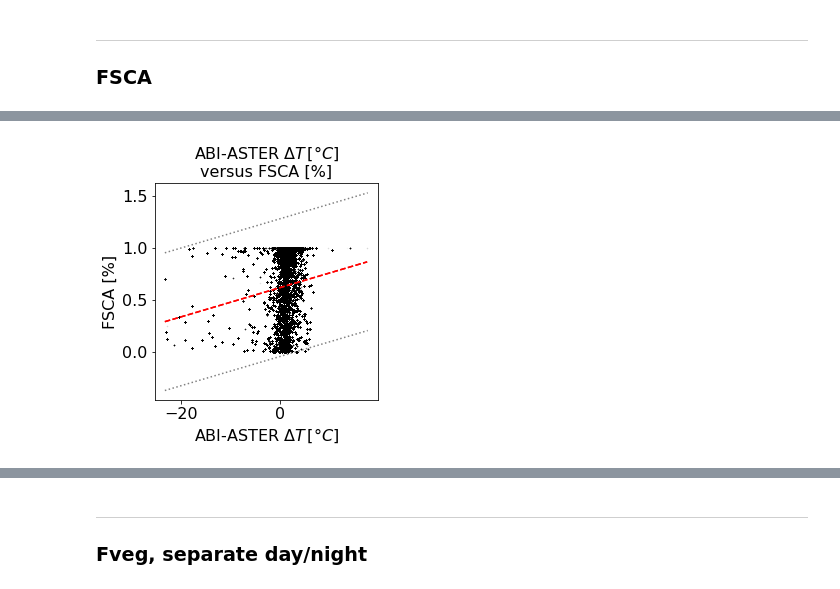
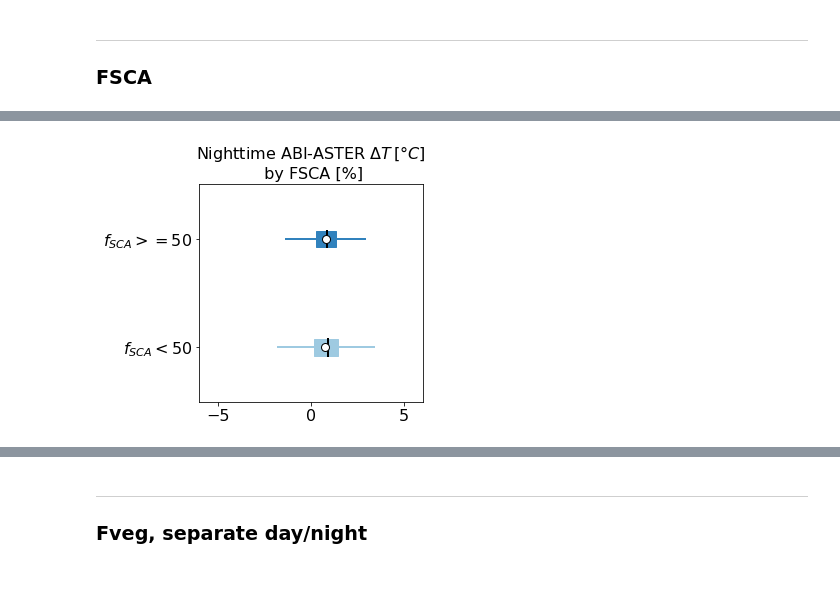
Before and after one commit to spestana/goes-cues, a Jupyter notebook: plot-raster-datasets-slopeaspectfveg.ipynb, the cells around one changed output, grey strips where cells are left out. Saved outputs shown, nothing was run; the diff lists cells and outputs as text; code cells hidden in the pictures.

Commit message:
Add boxplots for fsca fveg

```diff
--- a/plot-raster-datasets-slopeaspectfveg.ipynb
+++ b/plot-raster-datasets-slopeaspectfveg.ipynb
@@ -140,5 +140,7 @@ geometry = [
 ---
 ## Open dataset
 # %%
-ds = xr.open_dataset('/storage/spestana/ASTER-MODIS-GOES-DEM-FVEG-FSCA_v5_orthorectified.nc')
-ds = ds.rio.clip(geometry)
+_ds = xr.open_dataset('/storage/spestana/ASTER-MODIS-GOES-DEM-FVEG-FSCA_v5_orthorectified.nc')
+_ds = _ds.rio.clip(geometry)
+sel_these = [x for x in range(27) if (x != 25) & (x != 12)]
+ds = _ds.isel(time=sel_these)
@@ -1015,24 +997,84 @@ plt.savefig('images/mean_bias_per_degree_aspect_day_night_ASTER-ABI.png',dpi=200
 # %%
 conf = 0.975
 
+ds_day = ds.where(ds.time.dt.hour==18, drop=True)
+ds_night = ds.where(ds.time.dt.hour==6, drop=True)
 
-_y = ds.fsca.values.ravel()
+_y = ds_night.fsca.values.ravel()
 _y2 = _y[~np.isnan(_y)]
 y = _y2[_y2!=0]
 
-# MODIS-ASTER deltaT
-_x = ds.ast_mod_mean_diff_tb.values.ravel()
+## MODIS-ASTER deltaT
+#_x = ds_night.ast_mod_mean_diff_tb.values.ravel()
+#x = _x[~np.isnan(_y)]
+#x = x[_y2!=0]
+#quick_plot(x,y,'Night MODIS-ASTER $\Delta T\,[\degree C]$','FSCA [%]', conf, False)
+
+# ABI-ASTER deltaT
+_x = ds_night.ast_goes_mean_diff_tb.values.ravel()
 x = _x[~np.isnan(_y)]
 x = x[_y2!=0]
-quick_plot(x,y,'MODIS-ASTER $\Delta T\,[\degree C]$','FSCA [%]', conf)
-
-# ABI-ASTER deltaT
-_x = ds.ast_goes_mean_diff_tb.values.ravel()
-x = _x[~np.isnan(_y)]
-x = x[_y2!=0]
-quick_plot(x,y,'ABI-ASTER $\Delta T\,[\degree C]$','FSCA [%]', conf)
+quick_plot(x,y,'Night ABI-ASTER $\Delta T\,[\degree C]$','FSCA [%]', conf, False)
+plt.xlim(-10,10)
 
 ## Absolute value of ABI-ASTER deltaT
 #x = np.abs(ds.ast_goes_mean_diff_tb.values.ravel())
 #quick_plot(x,y,'|ABI-ASTER $\Delta T$| $[\degree C]$','Elevation [m]', conf)
+
+###################################################################################
+
+x_lt = x[y<.5]
+y_lt = y[y<.5]
+
+x_gte = x[y>=.5]
+y_gte = y[y>=.5]
+
+plt.figure(figsize=(4,4))
+
+bplot = plt.boxplot([x_lt,
+                     x_gte],vert=False,
+                     showfliers=False, showmeans=True, patch_artist=True,
+                     labels=['$f_{SCA}<50%$', '$f_{SCA}>=50%$']);
+
+color1='#9ecae1'
+color2='#3182bd'
+# fill with colors
+colors = [color1, color2]
+for patch, color in zip(bplot['boxes'], colors):
+    patch.set_edgecolor(color)
+    patch.set_facecolor(color)
+colors = ['k', 'k']
+for patch, color in zip(bplot['medians'], colors):
+    patch.set_color(color)
+    patch.set_linewidth(2)
+for patch, color in zip(bplot['means'], colors):
+    patch.set_markeredgecolor(color)
+    patch.set_markerfacecolor('w')
+    patch.set_marker('o')
+    patch.set_markersize(8)
+for patch, color in zip(bplot['fliers'], colors):
+    patch.set_markeredgecolor(color)
+    patch.set_markersize(1)
+    patch.set_marker('.')
+colors = [color1, color1, color2, color2]
+for patch, color in zip(bplot['whiskers'], colors):
+    patch.set_color(color)
+    patch.set_linewidth(2)
+for patch, color in zip(bplot['caps'], colors):
+    patch.set_color(color)
+    patch.set_linewidth(0)
+
+
+
+plt.title('Nighttime ABI-ASTER $\Delta T\,[\degree C]$\n by FSCA [%]')
+plt.xlim(-6,6);
+
+print('number of pixels: ',len(x_lt),len(x_gte))
+print('means: ',np.round(np.mean(x_lt),1),np.round(np.mean(x_gte),1))
+print(f'mean diff: {np.round(np.mean(x_lt)-np.mean(x_gte),1)}')
+print('medians: ',np.round(np.median(x_lt),1),np.round(np.median(x_gte),1))
+
+
+x_gte_night = x_gte
+x_lt_night = x_lt
 # %% [output]
@@ -1042 +1087 @@ quick_plot(x,y,'ABI-ASTER $\Delta T\,[\degree C]$','FSCA [%]', conf)
-[figure, old version]
+[figure, new version]
```
Also changed, not shown: parts of 25 cells of this notebook.
